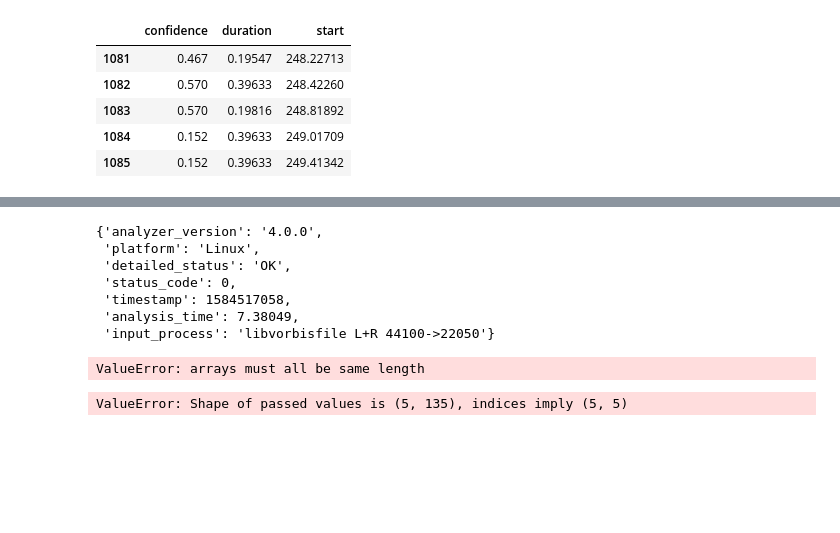
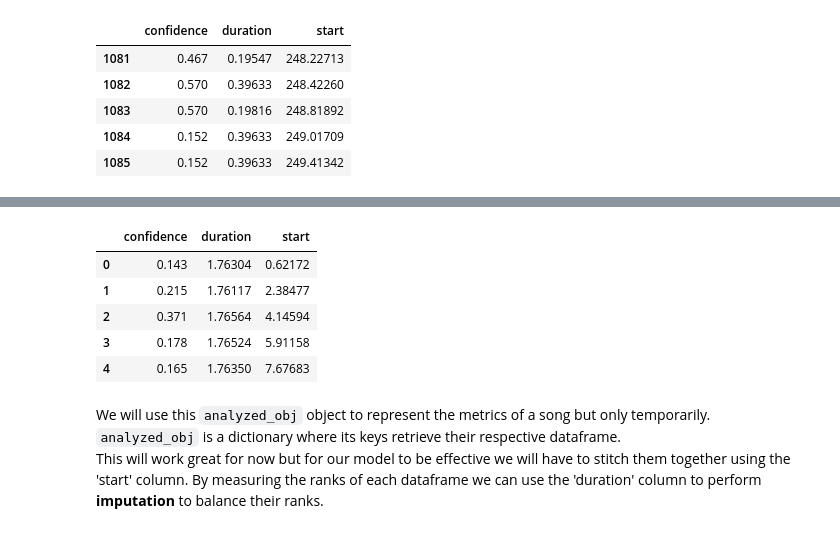
Before and after one commit to Chief-Dom/Spotify_FTB, a Jupyter notebook: api_architecture.ipynb, the cells around one changed output, grey strips where cells are left out. Saved outputs shown, nothing was run; the diff lists cells and outputs as text; code cells hidden in the pictures; blank space fills up the shorter version.

```diff
--- a/api_architecture.ipynb
+++ b/api_architecture.ipynb
@@ -174,7 +179,7 @@ df.head()
 | 3 | Killing Our Dream | 4UuiFVv1eLke5fLRio4sC4 |
 | 4 | Air | 5civ0uLZalJIC9JGJ2Xa4p |
 # %%
-song_id = df.head(1)['song id'].values[0]
+song_id = song_df.head(1)['song id'].values[0]
 analyzed = sp.audio_analysis(song_id)
 analyzed
 # %% [output]
@@ -320,21 +306,22 @@ list(tmp)
 # %%
 tester = analyzed
-meta = tester.pop('meta')
+meta_var_analyze = tester.pop('meta')
-# %% [output]
-{'analyzer_version': '4.0.0',
- 'platform': 'Linux',
- 'detailed_status': 'OK',
- 'status_code': 0,
- 'timestamp': 1584517058,
- 'analysis_time': 7.38049,
- 'input_process': 'libvorbisfile L+R 44100->22050'}
 # %%
-track = tester.pop('track')
+track_var_analyze = tester.pop('track')
-# %%
-pd.DataFrame.from_dict(tester)
-# %% [output]
-ValueError: arrays must all be same length
-# %%
-pd.DataFrame(tester, index=['bars', 'beats', 'sections', 'segments', 'tatums'])
-# %% [output]
-ValueError: Shape of passed values is (5, 135), indices imply (5, 5)
+# %%
+analyzed_obj = dict()
+for metric in ['bars', 'beats', 'sections', 'segments', 'tatums']:
+    analyzed_obj[metric] = tester[metric]
+# %%
+pd.DataFrame(analyzed_obj['bars']).head()
+# %% [output]
+|  | confidence | duration | start |
+| 0 | 0.143 | 1.76304 | 0.62172 |
+| 1 | 0.215 | 1.76117 | 2.38477 |
+| 2 | 0.371 | 1.76564 | 4.14594 |
+| 3 | 0.178 | 1.76524 | 5.91158 |
+| 4 | 0.165 | 1.76350 | 7.67683 |
+# %% [markdown]
+We will use this <code>analyzed_obj</code> object to represent the metrics of a song but only temporarily. <br></br>
+<code>analyzed_obj</code> is a dictionary where its keys retrieve their respective dataframe. <br></br>
+This will work great for now but for our model to be effective we will have to stitch them together using the 'start' column. By measuring the ranks of each dataframe we can use the 'duration' column to perform **imputation** to balance their ranks.
```
Also changed, not shown: parts of 15 cells of this notebook, 1 other file.
